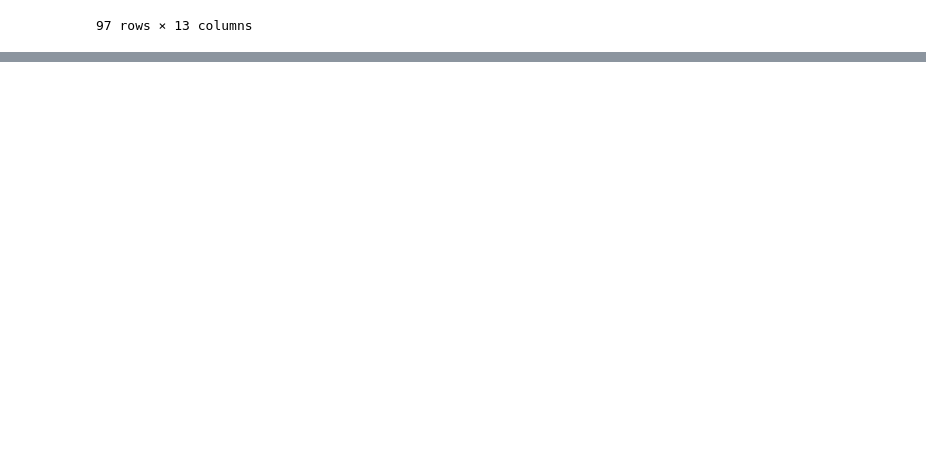
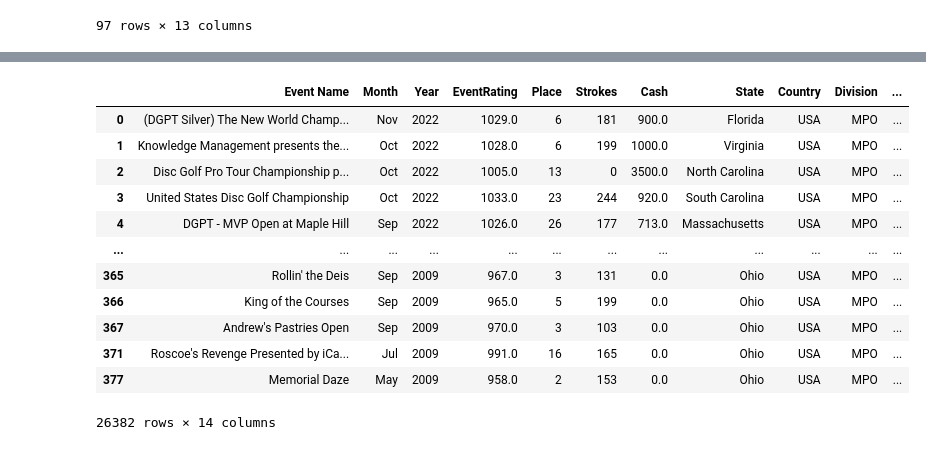
Before and after one commit to jamorgan8/disc-golf-analysis, a Jupyter notebook: notebooks/statmando_webscrape_player_prof.ipynb, the cells around one changed output, grey strips where cells are left out. Drawn from its saved outputs; the diff is of its cells as text; code cells hidden in the pictures; blank space fills up the shorter version.

```diff
--- a/notebooks/statmando_webscrape_player_prof.ipynb
+++ b/notebooks/statmando_webscrape_player_prof.ipynb
@@ -459,0 +483,20 @@ for ind, x in mega_table.iterrows():
+# %%
+##drop all non Pro events
+
+player_profs = player_profs.loc[player_profs['Division'] == 'MPO']
+# %%
+player_profs
+# %% [output]
+|  | Event Name | Month | Year | EventRating | Place | Strokes | Cash | State | Country | Division | ... |
+| 0 | (DGPT Silver) The New World Champ... | Nov | 2022 | 1029.0 | 6 | 181 | 900.0 | Florida | USA | MPO | ... |
+| 1 | Knowledge Management presents the... | Oct | 2022 | 1028.0 | 6 | 199 | 1000.0 | Virginia | USA | MPO | ... |
+| 2 | Disc Golf Pro Tour Championship p... | Oct | 2022 | 1005.0 | 13 | 0 | 3500.0 | North Carolina | USA | MPO | ... |
+| 3 | United States Disc Golf Championship | Oct | 2022 | 1033.0 | 23 | 244 | 920.0 | South Carolina | USA | MPO | ... |
+| 4 | DGPT - MVP Open at Maple Hill | Sep | 2022 | 1026.0 | 26 | 177 | 713.0 | Massachusetts | USA | MPO | ... |
+| ... | ... | ... | ... | ... | ... | ... | ... | ... | ... | ... | ... |
+| 365 | Rollin' the Deis | Sep | 2009 | 967.0 | 3 | 131 | 0.0 | Ohio | USA | MPO | ... |
+| 366 | King of the Courses | Sep | 2009 | 965.0 | 5 | 199 | 0.0 | Ohio | USA | MPO | ... |
+| 367 | Andrew's Pastries Open | Sep | 2009 | 970.0 | 3 | 103 | 0.0 | Ohio | USA | MPO | ... |
+| 371 | Roscoe's Revenge Presented by iCa... | Jul | 2009 | 991.0 | 16 | 165 | 0.0 | Ohio | USA | MPO | ... |
+| 377 | Memorial Daze | May | 2009 | 958.0 | 2 | 153 | 0.0 | Ohio | USA | MPO | ... |
+26382 rows × 14 columns
```
Also changed, not shown: parts of 19 cells of this notebook, 1 other file.
